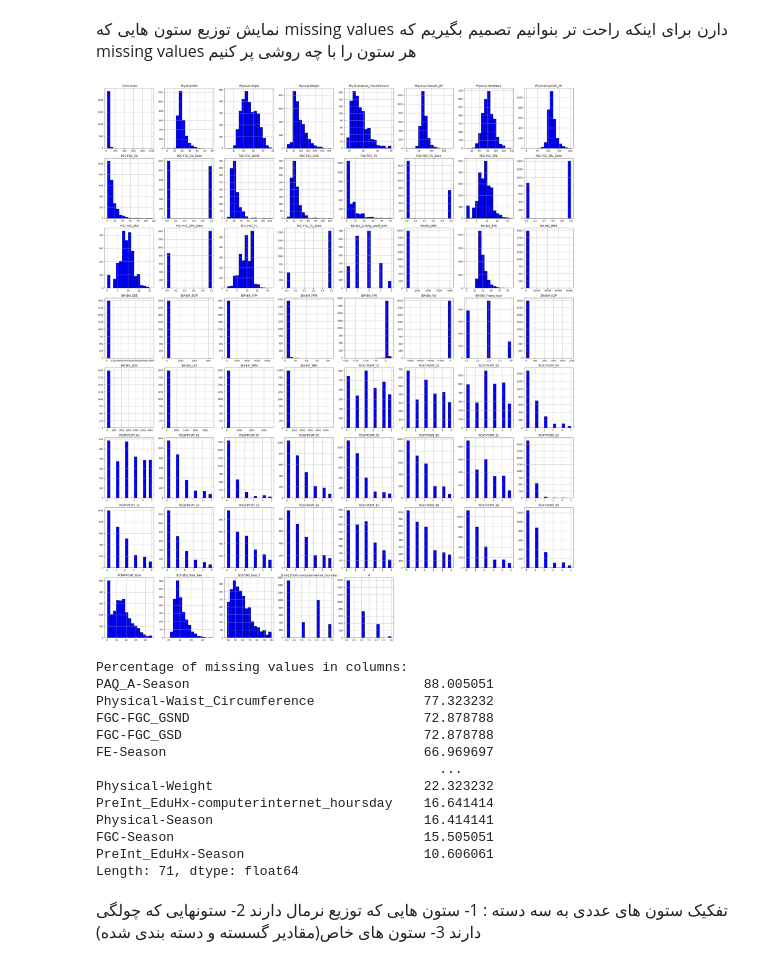
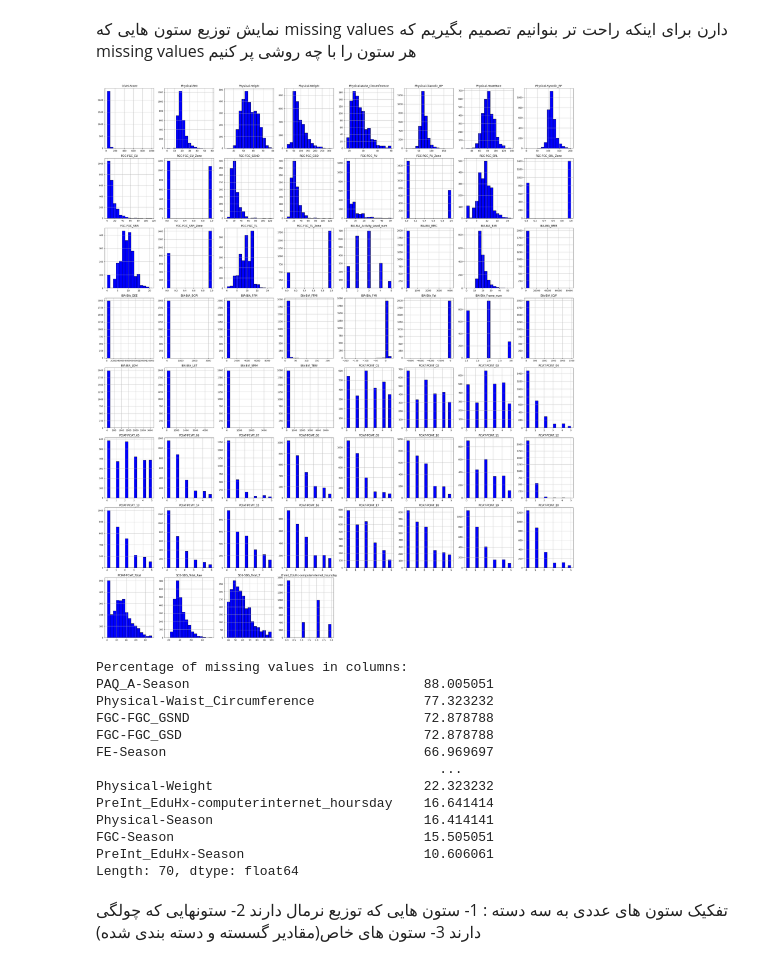
Before and after one commit to Javad1942/Group-2-QBC8, a Jupyter notebook: HBN_preprocessing.ipynb, the cells around one changed output. Drawn from its saved outputs; the diff is of its cells as text; code cells hidden in the pictures.

```diff
--- a/HBN_preprocessing.ipynb
+++ b/HBN_preprocessing.ipynb
@@ -15,13 +15,16 @@ from sklearn.metrics import r2_score
 # %%
 hbn_path = 'HBN.csv'
 data = pd.read_csv(hbn_path)
+# %%
+x = data.drop(columns=['sii'])
+y = data['sii']
 # %% [markdown]
 <p dir=rtl style="direction: rtl;text-align: justify;line-height:200%;font-family:vazir;font-size:medium">
 محاسبه missing values هر ستون
 </p>
 # %%
-missing_values = data.isnull().sum().sort_values(ascending=False)
-missing_percentage = (missing_values / len(data)) * 100
+missing_values = x.isnull().sum().sort_values(ascending=False)
+missing_percentage = (missing_values / len(x)) * 100
 print("\nMissing Values (Count):")
 print(missing_values)
 print("\nMissing Values (Percentage):")
@@ -54,10 +57,10 @@ Length: 83, dtype: float64
 </p>
 # %%
 # انتخاب ستون‌های عددی
-numeric_columns = data.select_dtypes(include=['number']).columns
+numeric_columns = x.select_dtypes(include=['number']).columns
 
 # محاسبه همبستگی با متغیر هدف
-correlation_with_target = data[numeric_columns].corrwith(data['sii'])
+correlation_with_target = x[numeric_columns].corrwith(y)
 
 # نمایش همبستگی به صورت جدول
 print("\nCorrelation of numeric features with target (sii):")
@@ -135,25 +138,25 @@ Columns to be dropped (high missing + weak correlation):
 حذف 7 ستون
 </p>
 # %%
-data = data.drop(columns=columns_to_drop)
+x = x.drop(columns=columns_to_drop)
 # %% [markdown]
 <p dir=rtl style="direction: rtl;text-align: justify;line-height:200%;font-family:vazir;font-size:medium">
 نمایش توزیع ستون هایی که missing values دارن برای اینکه راحت تر بنوانیم تصمیم بگیریم که missing values هر ستون را با چه روشی پر کنیم
 </p>
 # %%
-missing_columns = data.columns[data.isnull().sum() > 0]
+missing_columns = x.columns[x.isnull().sum() > 0]
 
 # رسم توزیع فقط برای ستون‌هایی که مقدار گمشده دارند
-data[missing_columns].hist(figsize=(30, 35), bins=15, color='blue', edgecolor='black')
+x[missing_columns].hist(figsize=(30, 35), bins=15, color='blue', edgecolor='black')
 plt.tight_layout()
 plt.show()
 
 # چاپ درصد مقادیر گمشده برای هر ستون
-missing_percentage = (data[missing_columns].isnull().sum() / len(data)) * 100
+missing_percentage = (x[missing_columns].isnull().sum() / len(x)) * 100
 print("\nPercentage of missing values in columns:")
 print(missing_percentage.sort_values(ascending=False))
 # %% [output]
-[figure, old version]
+[figure, new version]
 Percentage of missing values in columns:
 PAQ_A-Season                              88.005051
 Physical-Waist_Circumference              77.323232
@@ -166,7 +169,7 @@ PreInt_EduHx-computerinternet_hoursday    16.641414
 Physical-Season                           16.414141
 FGC-Season                                15.505051
 PreInt_EduHx-Season                       10.606061
-Length: 71, dtype: float64
+Length: 70, dtype: float64
 # %% [markdown]
 <p dir=rtl style="direction: rtl;text-align: justify;line-height:200%;font-family:vazir;font-size:medium">
 تفکیک ستون های عددی به سه دسته : 1- ستون هایی که توزیع نرمال دارند 2- ستونهایی که چولگی دارند 3- ستون های خاص(مقادیر گسسته و دسته بندی شده)
```
Also changed, not shown: parts of 27 cells of this notebook.
